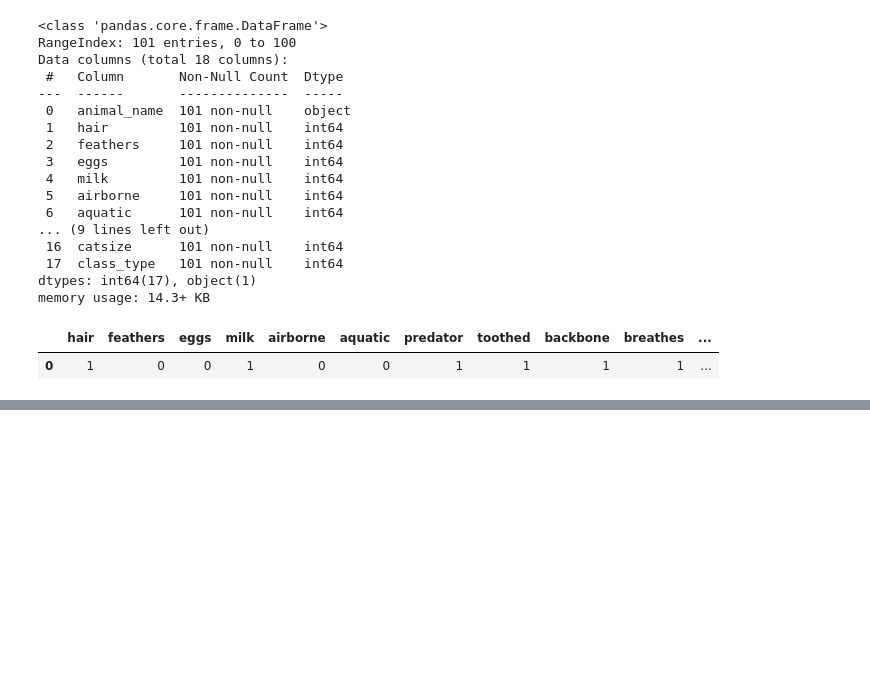
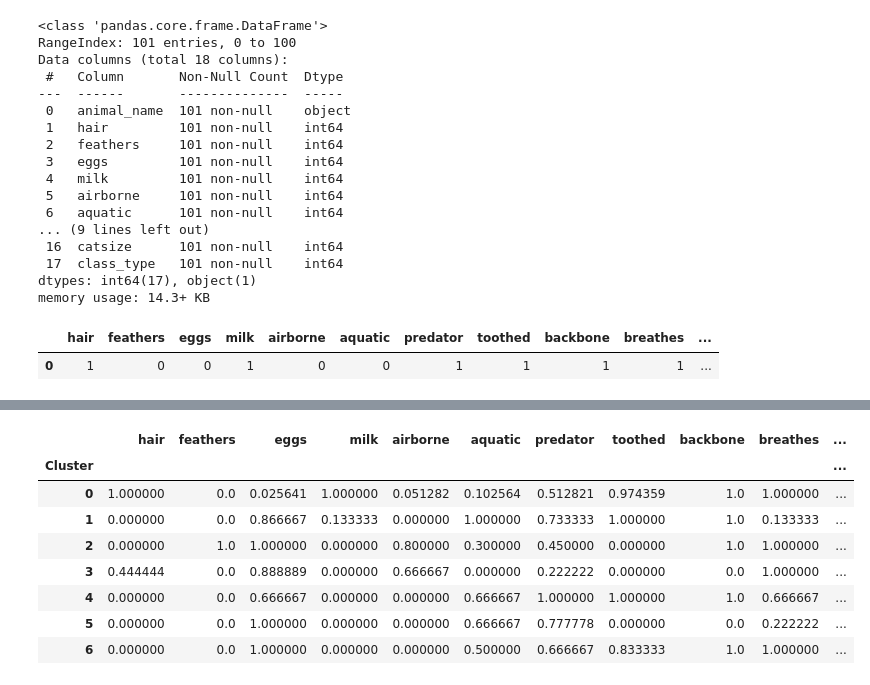
Before and after one commit to Abdelrahman-SS/DSE-Project, a Jupyter notebook: Animals.ipynb, the cells around one changed output, grey strips where cells are left out. Cells and saved outputs as stored; diff of their text form; code cells hidden in the pictures; blank space fills up the shorter version.

```diff
--- a/Animals.ipynb
+++ b/Animals.ipynb
@@ -119,0 +122,3 @@ algo_ari , algo_nmi
+# %%
+Kmean_Algorithm = choose_clustering("kmeans" , df_scaled , true_class)
+Kmean_Algorithm
@@ -119,0 +172,13 @@ algo_ari , algo_nmi
+# %%
+kmean_characteristics = algo_characteristics(df, Kmean_Algorithm)
+kmean_characteristics
+# %% [output]
+|  | hair | feathers | eggs | milk | airborne | aquatic | predator | toothed | backbone | breathes | ... |
+| Cluster |  |  |  |  |  |  |  |  |  |  | ... |
+| 0 | 1.000000 | 0.0 | 0.025641 | 1.000000 | 0.051282 | 0.102564 | 0.512821 | 0.974359 | 1.0 | 1.000000 | ... |
+| 1 | 0.000000 | 0.0 | 0.866667 | 0.133333 | 0.000000 | 1.000000 | 0.733333 | 1.000000 | 1.0 | 0.133333 | ... |
+| 2 | 0.000000 | 1.0 | 1.000000 | 0.000000 | 0.800000 | 0.300000 | 0.450000 | 0.000000 | 1.0 | 1.000000 | ... |
+| 3 | 0.444444 | 0.0 | 0.888889 | 0.000000 | 0.666667 | 0.000000 | 0.222222 | 0.000000 | 0.0 | 1.000000 | ... |
+| 4 | 0.000000 | 0.0 | 0.666667 | 0.000000 | 0.000000 | 0.666667 | 1.000000 | 1.000000 | 1.0 | 0.666667 | ... |
+| 5 | 0.000000 | 0.0 | 1.000000 | 0.000000 | 0.000000 | 0.666667 | 0.777778 | 0.000000 | 0.0 | 0.222222 | ... |
+| 6 | 0.000000 | 0.0 | 1.000000 | 0.000000 | 0.000000 | 0.500000 | 0.666667 | 0.833333 | 1.0 | 1.000000 | ... |
```
Also changed, not shown: parts of 18 cells of this notebook.
